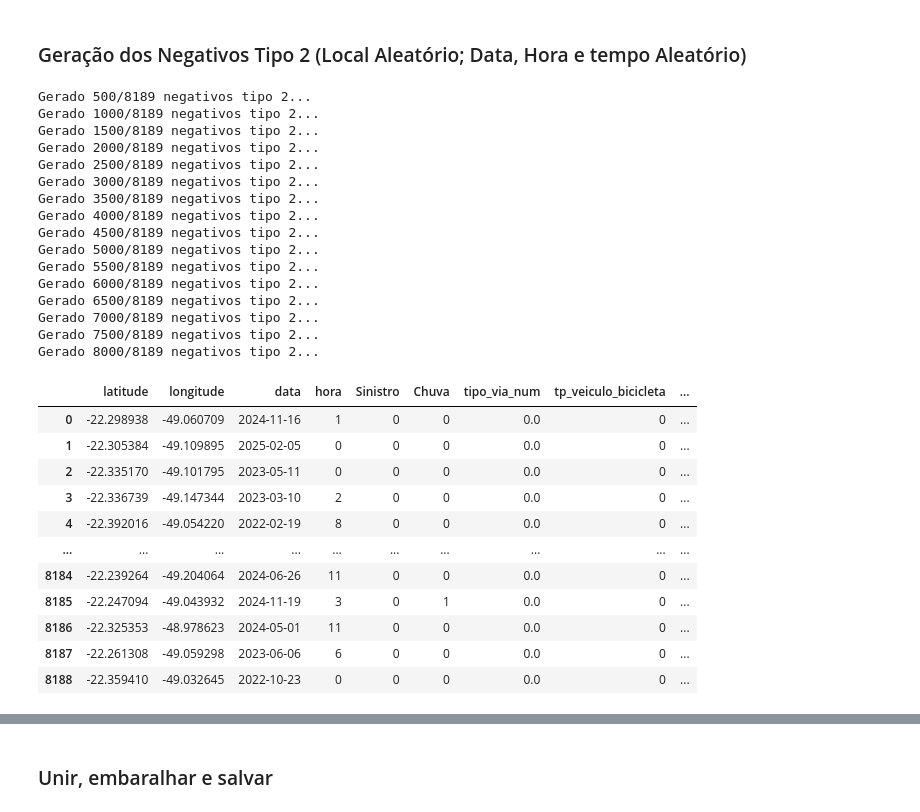
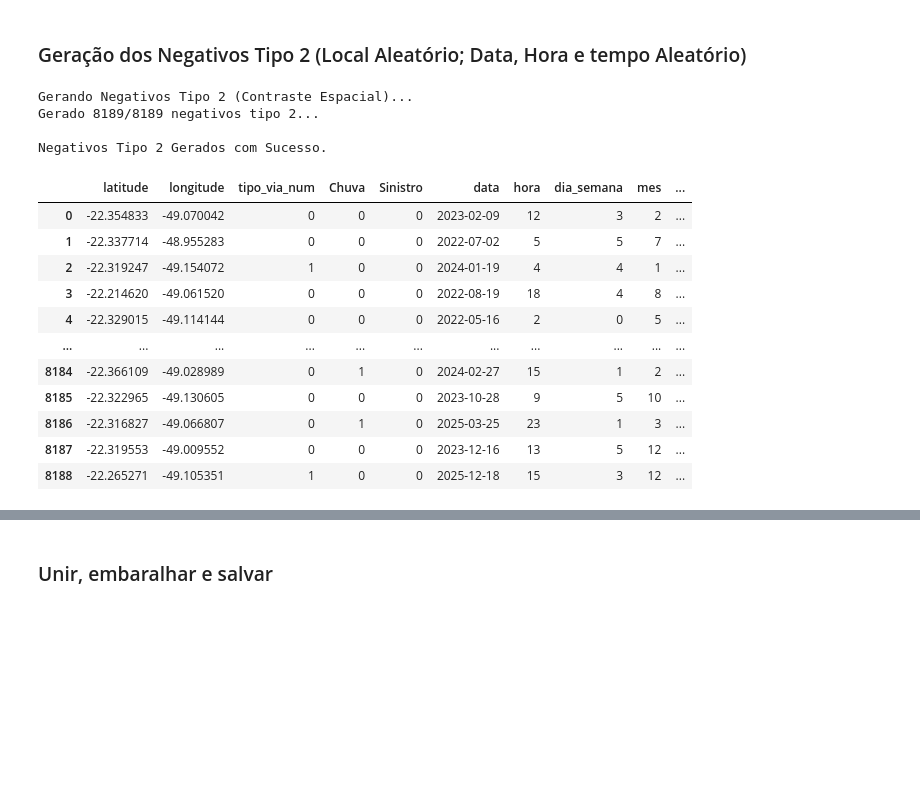
Before and after one commit to PedroSmithhh/TCC, a Jupyter notebook: amostragem_negativa.ipynb, the cells around one changed output, grey strips where cells are left out. Cells and saved outputs as stored; diff of their text form; code cells hidden in the pictures; blank space fills up the shorter version.

```diff
--- a/amostragem_negativa.ipynb
+++ b/amostragem_negativa.ipynb
@@ -31,12 +30,15 @@ df_acidentes_raw['hora'] = df_acidentes_raw['hora_sinistro_dt'].dt.hour
 df_acidentes_raw.fillna({'hora': -1}, inplace=True)
 df_acidentes_raw['hora'] = df_acidentes_raw['hora'].astype(int)
 df_acidentes_raw['data'] = df_acidentes_raw['data_sinistro'].dt.date
+df_acidentes_raw['dia_semana'] = df_acidentes_raw['data_sinistro'].dt.dayofweek
+df_acidentes_raw['mes'] = df_acidentes_raw['data_sinistro'].dt.month
+df_acidentes_raw['is_weekend'] = df_acidentes_raw['dia_semana'].isin([5, 6]).astype(int)
 
 # Definir a classe positiva
 df_acidentes_raw['Sinistro'] = 1
 
 colunas_veiculos = [col for col in df_acidentes_raw.columns if 'tp_veiculo' in col]
-colunas_base = ['latitude', 'longitude', 'data', 'hora', 'Sinistro', 'Chuva', 'tipo_via_num']
+colunas_base = ['latitude', 'longitude', 'data', 'dia_semana', 'mes', 'is_weekend', 'hora', 'Sinistro', 'Chuva', 'tipo_via_num']
 df_positivos = df_acidentes_raw[colunas_base + colunas_veiculos]
 
 print(f"Total de positivos: {len(df_positivos)}")
@@ -135,78 +155,66 @@ df_negativos_tipo1
 # %%
 gdf_ruas = gpd.read_file('ruas_de_bauru.gpkg')
 
-# Mapeia os tipos de via do OpenStreetMap para o seu padrão (0 ou 1)
+# Mapeia os tipos de via do OpenStreetMap para o padrão (0 ou 1)
 highway_map = {
      'motorway': 1, 'trunk': 1, 'primary': 0, 'secondary': 0,
      'tertiary': 0, 'residential': 0, 'unclassified': 0
 }
 
-gdf_ruas['tipo_via_num'] = gdf_ruas['highway'].map(highway_map).fillna(0)
+gdf_ruas['tipo_via_num'] = gdf_ruas['highway'].map(highway_map).fillna(0).astype(int)
 
-min_lon, min_lat, max_lon, max_lat = gdf_ruas.total_bounds # Delimita Bauru
+min_lon, min_lat, max_lon, max_lat = gdf_ruas.total_bounds
 uniao_ruas = gdf_ruas.union_all().buffer(0.0001)
 
 negativos_tipo2_lista = []
-num_negativos_tipo2 = len(df_positivos) * 1  # Proporção 1:1
+num_negativos_tipo2 = len(df_positivos)
 
+print("\nGerando Negativos Tipo 2 (Contraste Espacial)...")
 while len(negativos_tipo2_lista) < num_negativos_tipo2:
     lon_aleatorio = random.uniform(min_lon, max_lon)
     lat_aleatoria = random.uniform(min_lat, max_lat)
     ponto_aleatorio = Point(lon_aleatorio, lat_aleatoria)
 
     if ponto_aleatorio.within(uniao_ruas):
-        # Encontra a rua mais próxima do ponto para extrair o tipo de via
-        rua_mais_proxima = gdf_ruas.iloc[gdf_ruas.sindex.nearest(ponto_aleatorio)[1]]
+        indices_proximos = gdf_ruas.sindex.nearest(ponto_aleatorio)
+        indice_da_rua = indices_proximos[1][0] # Extrai o número inteiro
+        rua_mais_proxima = gdf_ruas.iloc[[indice_da_rua]]
+
         tipo_via_ponto = rua_mais_proxima['tipo_via_num'].iloc[0]
 
-        data_aleatoria, hora_aleatoria = gerar_timestamp_aleatorio()
+        features_temporais = gerar_features_temporais_aleatorias()
 
         novo_negativo = {
             'latitude': lat_aleatoria,
             'longitude': lon_aleatorio,
-            'data': data_aleatoria,
-            'hora': hora_aleatoria,
-            'Sinistro': 0,
+            'tipo_via_num': tipo_via_ponto,
             'Chuva': sortear_chuva(),
-            'tipo_via_num': tipo_via_ponto
+            'Sinistro': 0
         }
-
+        novo_negativo.update(features_temporais)
         for col in colunas_veiculos:
             novo_negativo[col] = 0
 
         negativos_tipo2_lista.append(novo_negativo)
 
-        if len(negativos_tipo2_lista) % 500 == 0:
-            print(f"Gerado {len(negativos_tipo2_lista)}/{num_negativos_tipo2} negativos tipo 2...")
-
 df_negativos_tipo2 = pd.DataFrame(negativos_tipo2_lista)
+print(f"Gerado {len(negativos_tipo2_lista)}/{num_negativos_tipo2} negativos tipo 2...")
+print("\nNegativos Tipo 2 Gerados com Sucesso.")
 df_negativos_tipo2
 # %% [output]
-Gerado 500/8189 negativos tipo 2...
-Gerado 1000/8189 negativos tipo 2...
-Gerado 1500/8189 negativos tipo 2...
-Gerado 2000/8189 negativos tipo 2...
-Gerado 2500/8189 negativos tipo 2...
-Gerado 3000/8189 negativos tipo 2...
-Gerado 3500/8189 negativos tipo 2...
-Gerado 4000/8189 negativos tipo 2...
-Gerado 4500/8189 negativos tipo 2...
-Gerado 5000/8189 negativos tipo 2...
-Gerado 5500/8189 negativos tipo 2...
-Gerado 6000/8189 negativos tipo 2...
-Gerado 6500/8189 negativos tipo 2...
-Gerado 7000/8189 negativos tipo 2...
-Gerado 7500/8189 negativos tipo 2...
-Gerado 8000/8189 negativos tipo 2...
+Gerando Negativos Tipo 2 (Contraste Espacial)...
+Gerado 8189/8189 negativos tipo 2...
+
+Negativos Tipo 2 Gerados com Sucesso.
-|  | latitude | longitude | data | hora | Sinistro | Chuva | tipo_via_num | tp_veiculo_bicicleta | ... |
-| 0 | -22.298938 | -49.060709 | 2024-11-16 | 1 | 0 | 0 | 0.0 | 0 | ... |
-| 1 | -22.305384 | -49.109895 | 2025-02-05 | 0 | 0 | 0 | 0.0 | 0 | ... |
-| 2 | -22.335170 | -49.101795 | 2023-05-11 | 0 | 0 | 0 | 0.0 | 0 | ... |
-| 3 | -22.336739 | -49.147344 | 2023-03-10 | 2 | 0 | 0 | 0.0 | 0 | ... |
-| 4 | -22.392016 | -49.054220 | 2022-02-19 | 8 | 0 | 0 | 0.0 | 0 | ... |
-| ... | ... | ... | ... | ... | ... | ... | ... | ... | ... |
-| 8184 | -22.239264 | -49.204064 | 2024-06-26 | 11 | 0 | 0 | 0.0 | 0 | ... |
-| 8185 | -22.247094 | -49.043932 | 2024-11-19 | 3 | 0 | 1 | 0.0 | 0 | ... |
-| 8186 | -22.325353 | -48.978623 | 2024-05-01 | 11 | 0 | 0 | 0.0 | 0 | ... |
-| 8187 | -22.261308 | -49.059298 | 2023-06-06 | 6 | 0 | 0 | 0.0 | 0 | ... |
-| 8188 | -22.359410 | -49.032645 | 2022-10-23 | 0 | 0 | 0 | 0.0 | 0 | ... |
+|  | latitude | longitude | tipo_via_num | Chuva | Sinistro | data | hora | dia_semana | mes | ... |
+| 0 | -22.354833 | -49.070042 | 0 | 0 | 0 | 2023-02-09 | 12 | 3 | 2 | ... |
+| 1 | -22.337714 | -48.955283 | 0 | 0 | 0 | 2022-07-02 | 5 | 5 | 7 | ... |
+| 2 | -22.319247 | -49.154072 | 1 | 0 | 0 | 2024-01-19 | 4 | 4 | 1 | ... |
+| 3 | -22.214620 | -49.061520 | 0 | 0 | 0 | 2022-08-19 | 18 | 4 | 8 | ... |
+| 4 | -22.329015 | -49.114144 | 0 | 0 | 0 | 2022-05-16 | 2 | 0 | 5 | ... |
+| ... | ... | ... | ... | ... | ... | ... | ... | ... | ... | ... |
+| 8184 | -22.366109 | -49.028989 | 0 | 1 | 0 | 2024-02-27 | 15 | 1 | 2 | ... |
+| 8185 | -22.322965 | -49.130605 | 0 | 0 | 0 | 2023-10-28 | 9 | 5 | 10 | ... |
+| 8186 | -22.316827 | -49.066807 | 0 | 1 | 0 | 2025-03-25 | 23 | 1 | 3 | ... |
+| 8187 | -22.319553 | -49.009552 | 0 | 0 | 0 | 2023-12-16 | 13 | 5 | 12 | ... |
+| 8188 | -22.265271 | -49.105351 | 1 | 0 | 0 | 2025-12-18 | 15 | 3 | 12 | ... |
```
Also changed, not shown: parts of 7 cells of this notebook, 5 other files.
